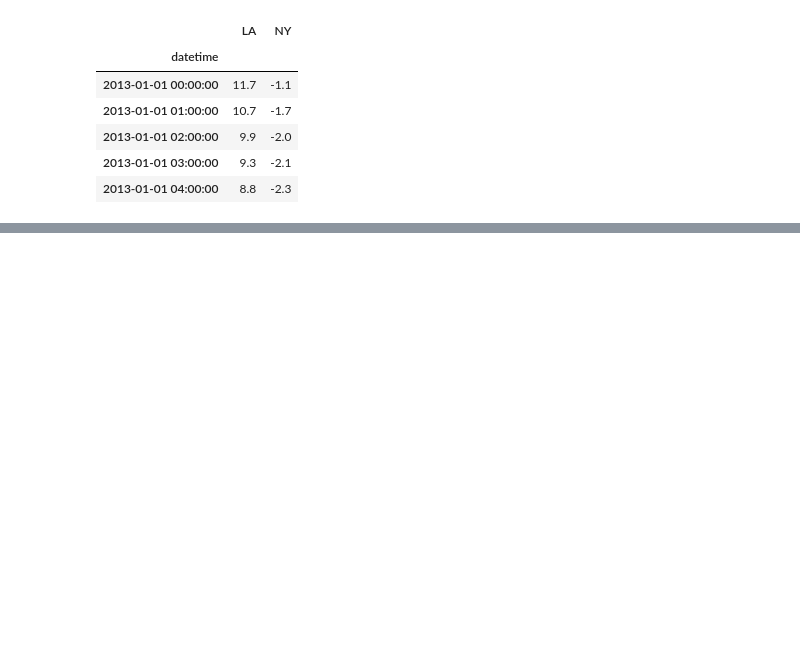
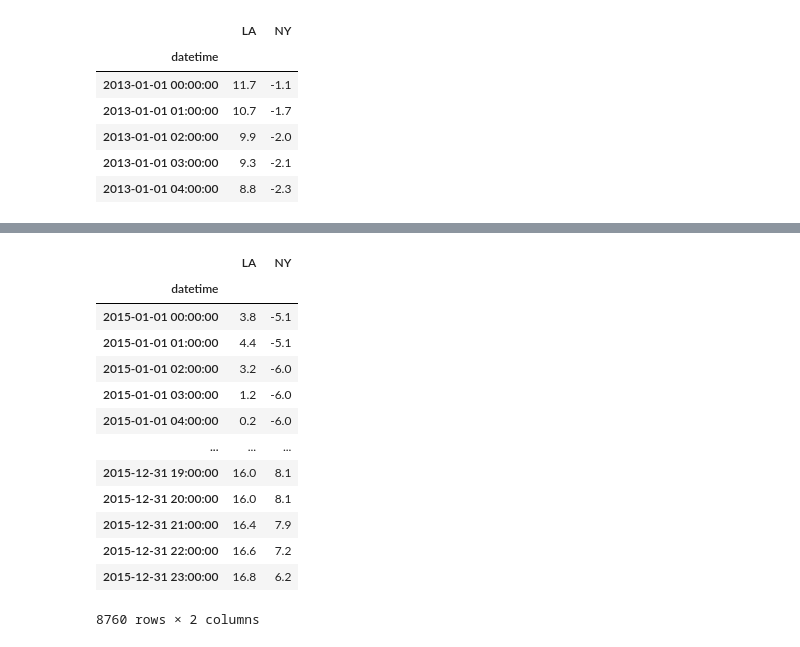
Before and after one commit to DheyaAlqaderi/TechnicalAnalysis-Gold-ML, a Jupyter notebook: Exercises_Python.ipynb, the cells around one changed output, grey strips where cells are left out. Saved outputs shown, nothing was run; the diff lists cells and outputs as text; code cells hidden in the pictures; blank space fills up the shorter version.

Commit message:
indexing and Slicing TimeSeries

```diff
--- a/Exercises_Python.ipynb
+++ b/Exercises_Python.ipynb
@@ -129,0 +134,3 @@ pd.to_datetime(['2023-10-01', '2020-10-05', 'Dheya', 'hello'], errors='co')
+# %%
+temp3 = pd.read_csv('temp.csv', parse_dates=['datetime'], index_col='datetime')
+temp3
@@ -129,0 +167,17 @@ pd.to_datetime(['2023-10-01', '2020-10-05', 'Dheya', 'hello'], errors='co')
+# %%
+temp3.loc['2015']
+# %% [output]
+|  | LA | NY |
+| datetime |  |  |
+| 2015-01-01 00:00:00 | 3.8 | -5.1 |
+| 2015-01-01 01:00:00 | 4.4 | -5.1 |
+| 2015-01-01 02:00:00 | 3.2 | -6.0 |
+| 2015-01-01 03:00:00 | 1.2 | -6.0 |
+| 2015-01-01 04:00:00 | 0.2 | -6.0 |
+| ... | ... | ... |
+| 2015-12-31 19:00:00 | 16.0 | 8.1 |
+| 2015-12-31 20:00:00 | 16.0 | 8.1 |
+| 2015-12-31 21:00:00 | 16.4 | 7.9 |
+| 2015-12-31 22:00:00 | 16.6 | 7.2 |
+| 2015-12-31 23:00:00 | 16.8 | 6.2 |
+8760 rows × 2 columns
```
Also changed, not shown: parts of 10 cells of this notebook.
